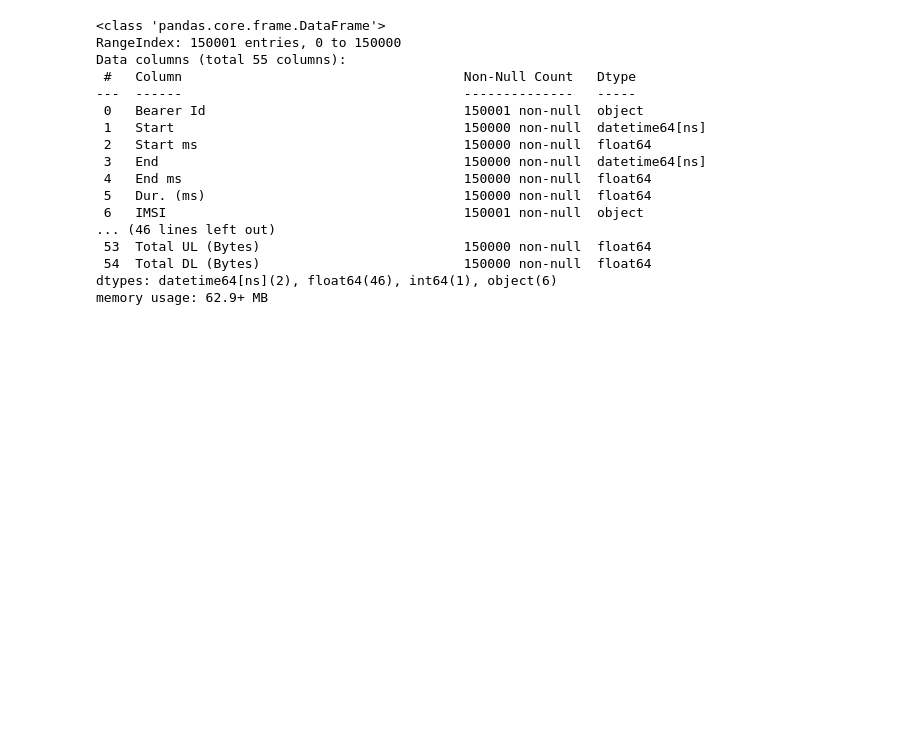
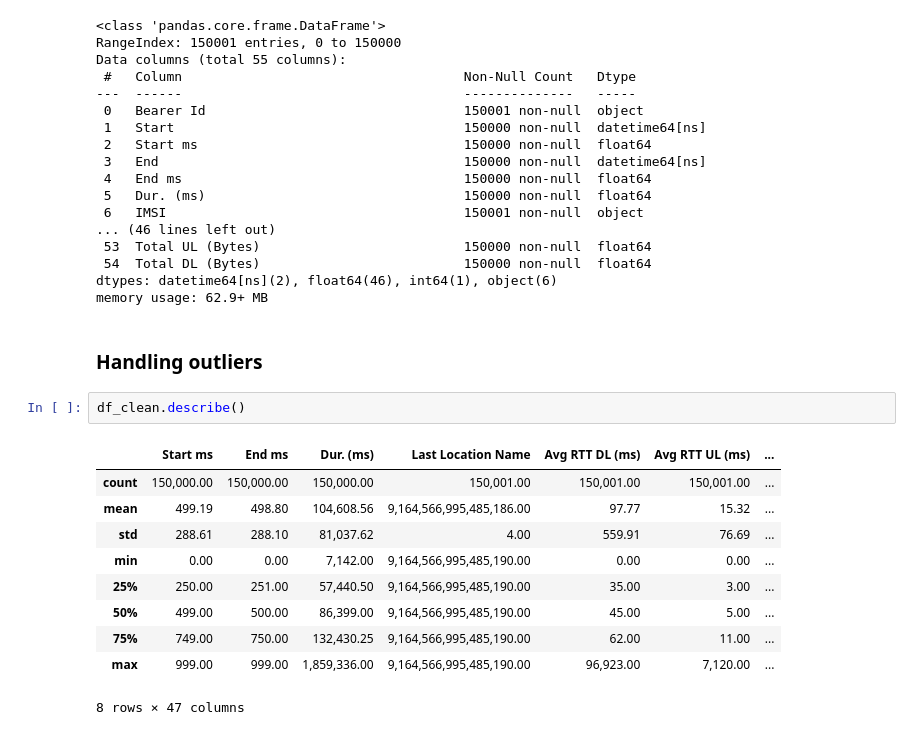
Before and after one commit to nardoshood/Telecomunication-User-Analytics, a Jupyter notebook: notebooks/data_cleaning.ipynb, the cells around one changed output. Saved outputs shown, nothing was run; the diff lists cells and outputs as text; blank space fills up the shorter version.

```diff
--- a/notebooks/data_cleaning.ipynb
+++ b/notebooks/data_cleaning.ipynb
@@ -268,3 +269,18 @@ Data columns (total 55 columns):
  54  Total DL (Bytes)                          150000 non-null  float64
 dtypes: datetime64[ns](2), float64(46), int64(1), object(6)
 memory usage: 62.9+ MB
+# %% [markdown]
+### Handling outliers
+# %%
+df_clean.describe()
+# %% [output]
+|  | Start ms | End ms | Dur. (ms) | Last Location Name | Avg RTT DL (ms) | Avg RTT UL (ms) | ... |
+| count | 150,000.00 | 150,000.00 | 150,000.00 | 150,001.00 | 150,001.00 | 150,001.00 | ... |
+| mean | 499.19 | 498.80 | 104,608.56 | 9,164,566,995,485,186.00 | 97.77 | 15.32 | ... |
+| std | 288.61 | 288.10 | 81,037.62 | 4.00 | 559.91 | 76.69 | ... |
+| min | 0.00 | 0.00 | 7,142.00 | 9,164,566,995,485,190.00 | 0.00 | 0.00 | ... |
+| 25% | 250.00 | 251.00 | 57,440.50 | 9,164,566,995,485,190.00 | 35.00 | 3.00 | ... |
+| 50% | 499.00 | 500.00 | 86,399.00 | 9,164,566,995,485,190.00 | 45.00 | 5.00 | ... |
+| 75% | 749.00 | 750.00 | 132,430.25 | 9,164,566,995,485,190.00 | 62.00 | 11.00 | ... |
+| max | 999.00 | 999.00 | 1,859,336.00 | 9,164,566,995,485,190.00 | 96,923.00 | 7,120.00 | ... |
+8 rows × 47 columns
```
Also changed, not shown: parts of 6 cells of this notebook.
